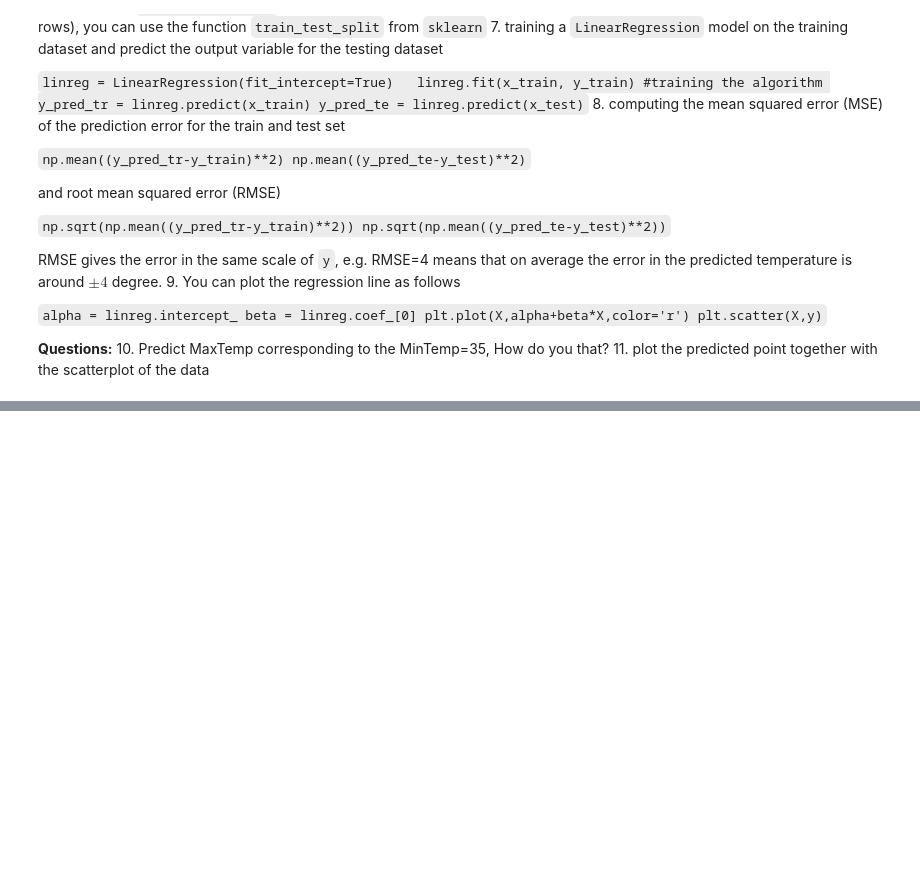
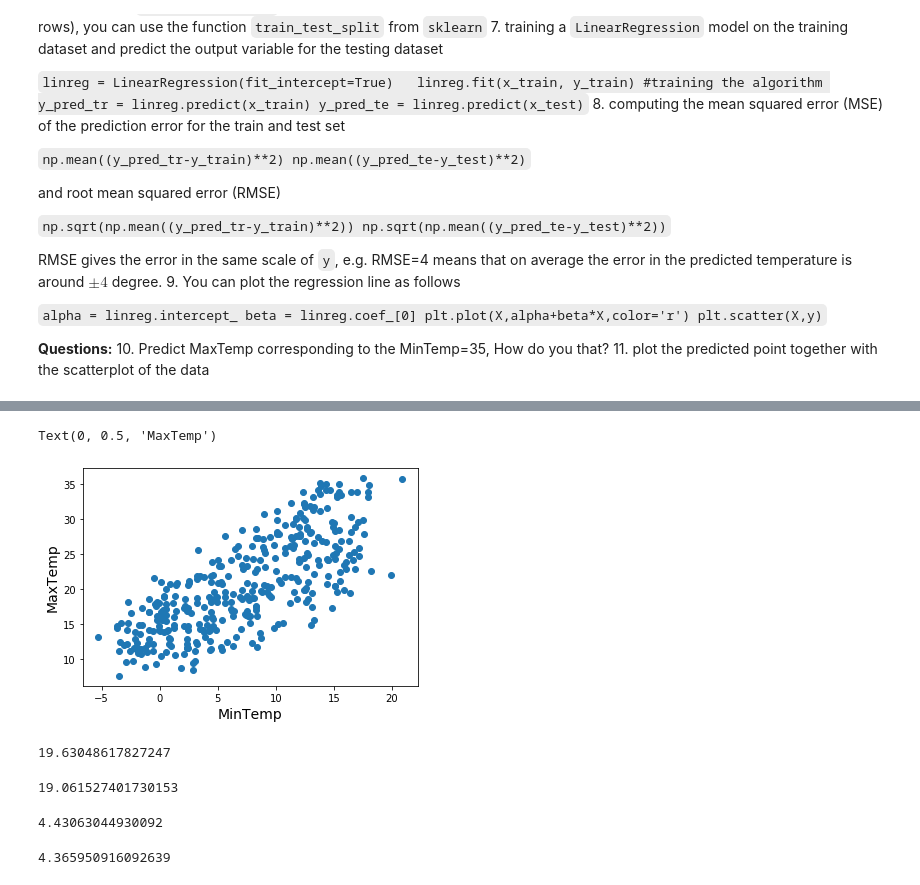
Before and after one commit to shravanc/machine_learning, a Jupyter notebook: linear_regression/Single_Linear_regression_temperature_students.ipynb, the cells around one changed output, grey strips where cells are left out. Drawn from its saved outputs; the diff is of its cells as text; code cells hidden in the pictures; blank space fills up the shorter version.

```diff
--- a/linear_regression/Single_Linear_regression_temperature_students.ipynb
+++ b/linear_regression/Single_Linear_regression_temperature_students.ipynb
@@ -58,3 +58,6 @@ plt.scatter(X,y)`
 **Questions:**
 10. Predict MaxTemp corresponding to the MinTemp=35, How do you that?
 11. plot the predicted point together with the scatterplot of the data
+# %%
+df = pd.read_csv('./weather_lab.csv')
+df
@@ -60,0 +78,9 @@ plt.scatter(X,y)`
+# %%
+X = df.iloc[:, 0].values
+y = df.iloc[:, 1].values
+plt.scatter(X,y)
+plt.xlabel('MinTemp',fontsize=14)
+plt.ylabel('MaxTemp',fontsize=14)
+# %% [output]
+Text(0, 0.5, 'MaxTemp')
+[figure, added]
@@ -60,0 +95,15 @@ plt.scatter(X,y)`
+# %%
+np.mean((y_pred_tr-y_train)**2)
+# %% [output]
+19.63048617827247
+# %%
+np.mean((y_pred_te-y_test)**2)
+# %% [output]
+19.061527401730153
+# %%
+print(np.sqrt(np.mean((y_pred_tr-y_train)**2)))
+
+np.sqrt(np.mean((y_pred_te-y_test)**2))
+# %% [output]
+4.43063044930092
+4.365950916092639
```
Also changed, not shown: parts of 4 cells of this notebook, 14 other files.
